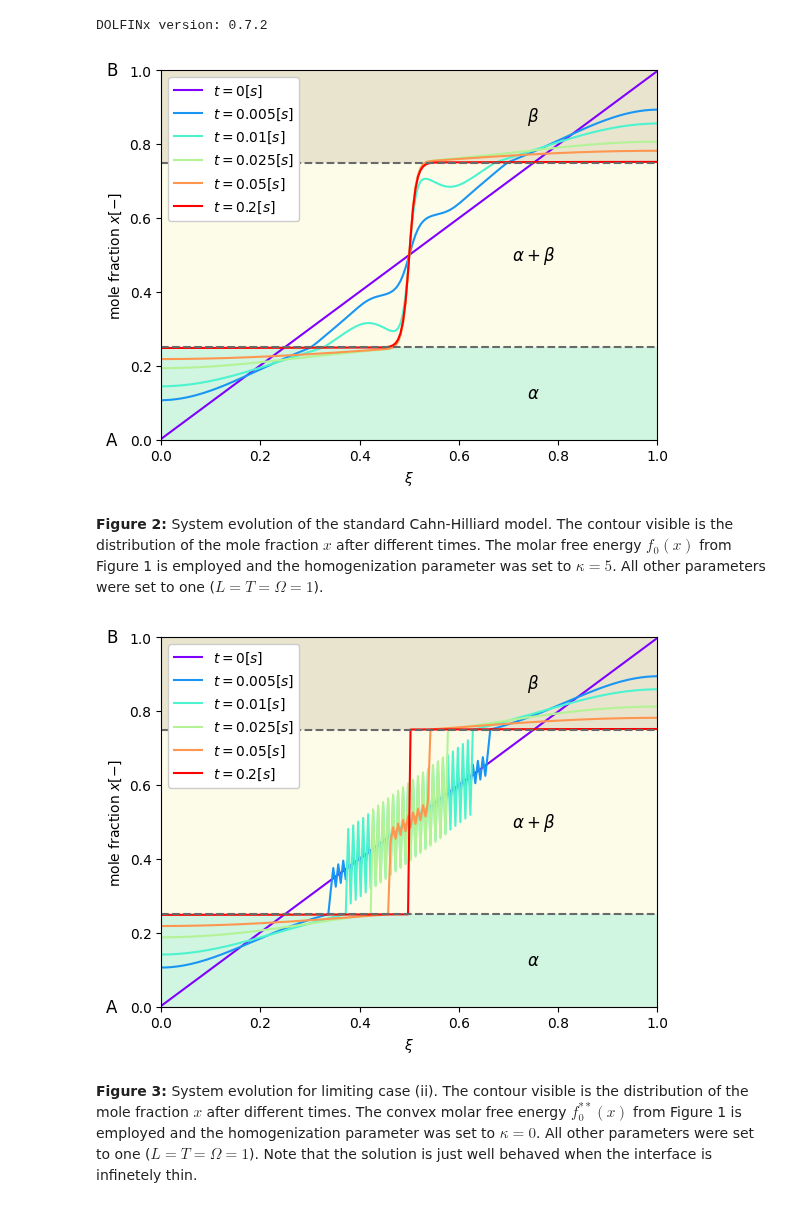
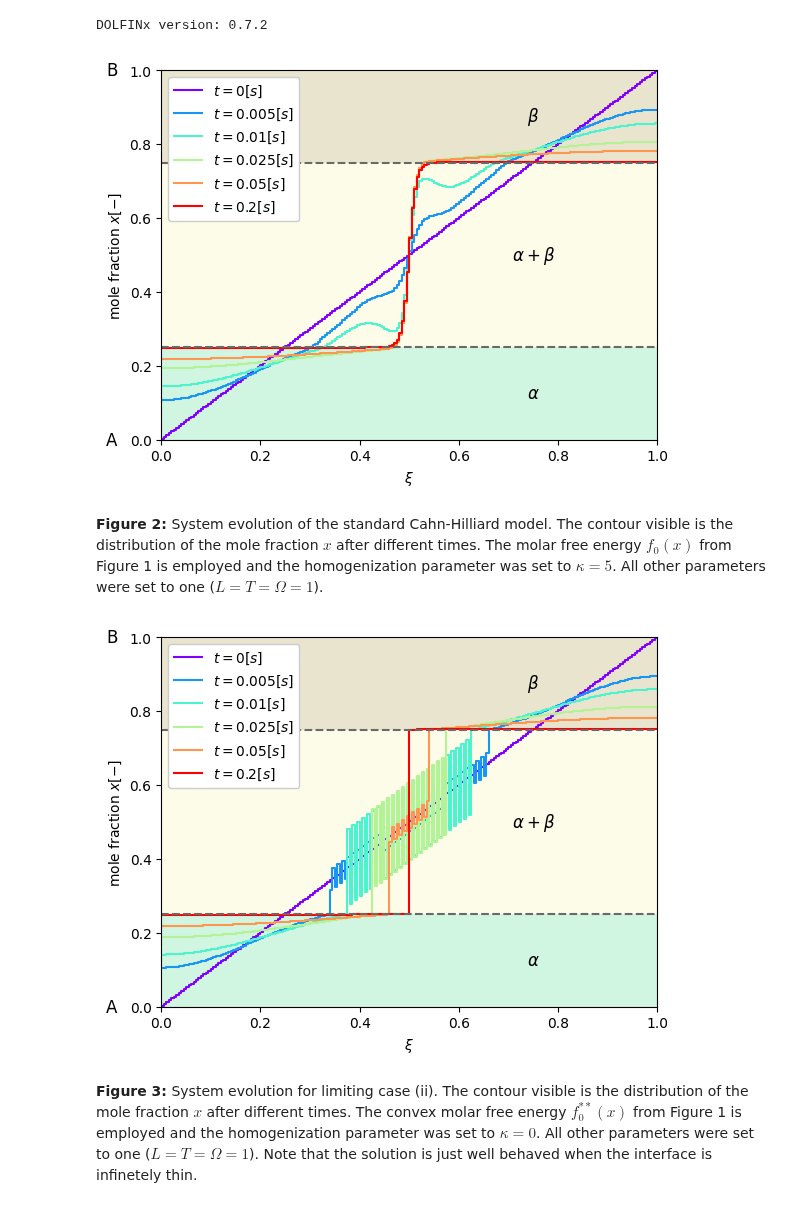
Before and after one commit to wolfgang-alpha/Modelling-1st-and-2nd-Order-Phase-Transformations, a Jupyter notebook: ch-limit.ipynb, the cells around one changed output. Cells and saved outputs as stored; diff of their text form; code cells hidden in the pictures.

```diff
--- a/ch-limit.ipynb
+++ b/ch-limit.ipynb
@@ -725,6 +725,12 @@ initial = numpy.copy(X_n.x.array)
 
 x = numpy.linspace(0,l,n_e)
 o = numpy.ones(len(x+1))
+
+x_f = numpy.linspace(0.0, l, n_e+1) # element facet positions
+
+def plot_dg0(values, **kwargs):
+    """ plot a DG(0) field as it is: constant per element, jumping at the facets """
+    return plt.step(x_f, numpy.append(values, values[-1]), where='post', **kwargs)
 # %%
 X_n.interpolate(X_0)
 
@@ -761,7 +767,7 @@ color = iter(plt.cm.rainbow(numpy.linspace(0, 1, len(count)+1)))
 for i in range(200):
 
     if i in count:
-        plt.plot(x, X_n.x.array, c=next(color), label=r'${t = }$' \
+        plot_dg0(X_n.x.array, c=next(color), label=r'${t = }$' \
                         +str(numpy.around(t, 3)) \
                         +r'$[s]$')
 
@@ -770,7 +776,7 @@ for i in range(200):
 
     t += dt
 
-plt.plot(x, X_n.x.array, c=next(color), label=r'${t = }$' \
+plot_dg0(X_n.x.array, c=next(color), label=r'${t = }$' \
                         +str(numpy.around(t, 3)) \
                         +r'$[s]$')
 plt.plot(x, 0.25*o, color='dimgray', linestyle='dashed')
@@ -791,7 +797,7 @@ plt.legend(loc=2,framealpha=1.0);
 
 cahnhilliard = numpy.copy(X_n.x.array)
 # %% [output]
-[figure, old version]
+[figure, new version]
 # %% [markdown]
 **Figure 2:** System evolution of the standard Cahn-Hilliard model. The contour visible is the distribution of the mole fraction $x$ after different times. The molar free energy $f_0(x)$ from Figure 1 is employed and the homogenization parameter was set to $\kappa = 5$. All other parameters were set to one ($L = T = \Omega = 1$).
 # %%
@@ -819,38 +825,38 @@ color = iter(plt.cm.rainbow(numpy.linspace(0, 1, len(count)+1)))
 for i in range(200):
 
     if i in count:
-        plt.plot(x, X_n.x.array, c=next(color), label=r'${t = }$' \
+        plot_dg0(X_n.x.array, c=next(color), label=r'${t = }$' \
                         +str(numpy.around(t, 3)) \
                         +r'$[s]$')
 
     solver.solve(w)
     X_n.interpolate(w.sub(0))
 
     t += dt
 
-plt.plot(x, X_n.x.array, c=next(color), label=r'${t = }$' \
+plot_dg0(X_n.x.array, c=next(color), label=r'${t = }$' \
                         +str(numpy.around(t, 3)) \
                         +r'$[s]$')
 plt.plot(x, 0.25*o, color='dimgray', linestyle='dashed')
 plt.plot(x, 0.75*o, color='dimgray', linestyle='dashed')
 plt.text(-0.1, 0.0, 'A', ha='center', va='center', fontsize=12)
 plt.text(-0.1, 1.0, 'B', ha='center', va='center', fontsize=12)
 plt.text(0.75, 0.125, r'$\alpha$', ha='center', va='center', fontsize=12)
 plt.text(0.75, 0.5, r'$\alpha+\beta$', ha='center', va='center', fontsize=12)
 plt.text(0.75, 0.875, r'$\beta$', ha='center', va='center', fontsize=12)
 plt.gca().add_patch(Rectangle((0,    0), 1, 0.25, alpha=0.2, facecolor='#14d06a'))
 plt.gca().add_patch(Rectangle((0, 0.75), 1, 0.25, alpha=0.2, facecolor='#896959'))
 plt.gca().add_patch(Rectangle((0, 0.25), 1, 0.75, alpha=0.2, facecolor='#f5f293'))
 plt.xlabel(r"$\xi$")
 plt.ylabel("mole fraction " + r'$x [-]$')
 plt.xlim([0.0,1.0])
 plt.ylim([0.0,1.0])
 plt.legend(loc=2,framealpha=1.0);
 
 
 limit2 = numpy.copy(X_n.x.array)
 # %% [output]
-[figure, old version]
+[figure, new version]
 # %% [markdown]
 **Figure 3:** System evolution for limiting case (ii). The contour visible is the distribution of the mole fraction $x$ after different times. The convex molar free energy $f_{0}^{**}(x)$ from Figure 1 is employed and the homogenization parameter was set to $\kappa = 0$. All other parameters were set to one ($L = T = \Omega = 1$). Note that the solution is just well behaved when the interface is infinetely thin.
 # %%
```
Also changed, not shown: parts of 3 cells of this notebook.
